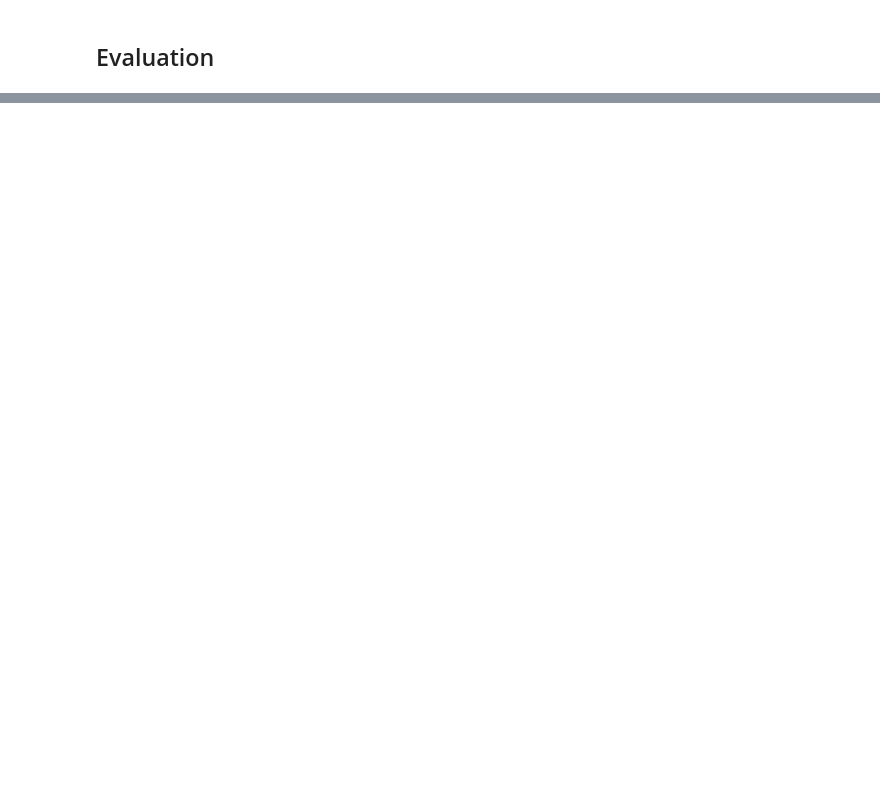
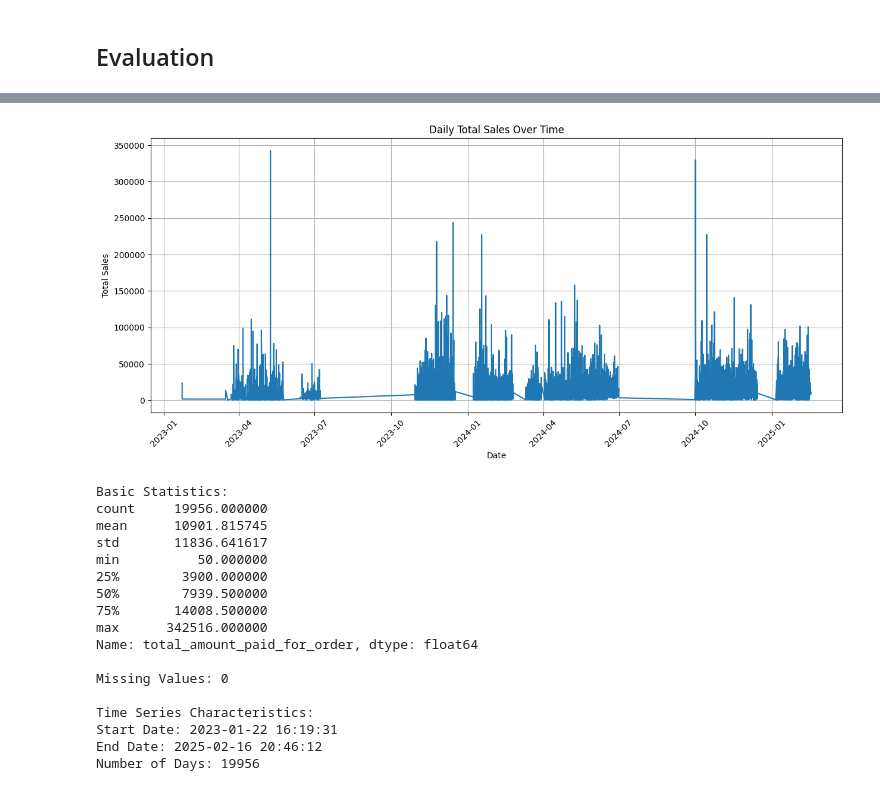
Before and after one commit to greglacinto/capstone_dab_422, a Jupyter notebook: capstone_phase2.ipynb, the cells around one changed output, grey strips where cells are left out. Saved outputs shown, nothing was run; the diff lists cells and outputs as text; code cells hidden in the pictures; blank space fills up the shorter version.

Commit message:
feat: added time series with ARIMA, LSTM and Prophet

```diff
--- a/capstone_phase2.ipynb
+++ b/capstone_phase2.ipynb
@@ -1177,0 +1208,56 @@ plt.show()
+# %%
+# 1. First, let's prepare our time series data
+import pandas as pd
+import numpy as np
+from statsmodels.tsa.stattools import adfuller
+from statsmodels.graphics.tsaplots import plot_acf, plot_pacf
+import matplotlib.pyplot as plt
+import seaborn as sns
+
+# Group data by order_date and sum the total_amount_paid_for_order
+ts_data = result.groupby('order_date')['total_amount_paid_for_order'].sum()
+
+# Sort by date
+ts_data = ts_data.sort_index()
+
+# Basic visualization
+plt.figure(figsize=(15, 6))
+plt.plot(ts_data)
+plt.title('Daily Total Sales Over Time')
+plt.xlabel('Date')
+plt.ylabel('Total Sales')
+plt.xticks(rotation=45)
+plt.grid(True)
+plt.show()
+
+# Check basic statistics
+print("\nBasic Statistics:")
+print(ts_data.describe())
+
+# Check for missing values
+print("\nMissing Values:", ts_data.isnull().sum())
+
+# Check time series characteristics
+print("\nTime Series Characteristics:")
+print("Start Date:", ts_data.index.min())
+print("End Date:", ts_data.index.max())
+print("Number of Days:", len(ts_data))
+# %% [output]
+[figure, added]
+Basic Statistics:
+count     19956.000000
+mean      10901.815745
+std       11836.641617
+min          50.000000
+25%        3900.000000
+50%        7939.500000
+75%       14008.500000
+max      342516.000000
+Name: total_amount_paid_for_order, dtype: float64
+
+Missing Values: 0
+
+Time Series Characteristics:
+Start Date: 2023-01-22 16:19:31
+End Date: 2025-02-16 20:46:12
+Number of Days: 19956
```
Also changed, not shown: parts of 68 cells of this notebook, 2 other files.
